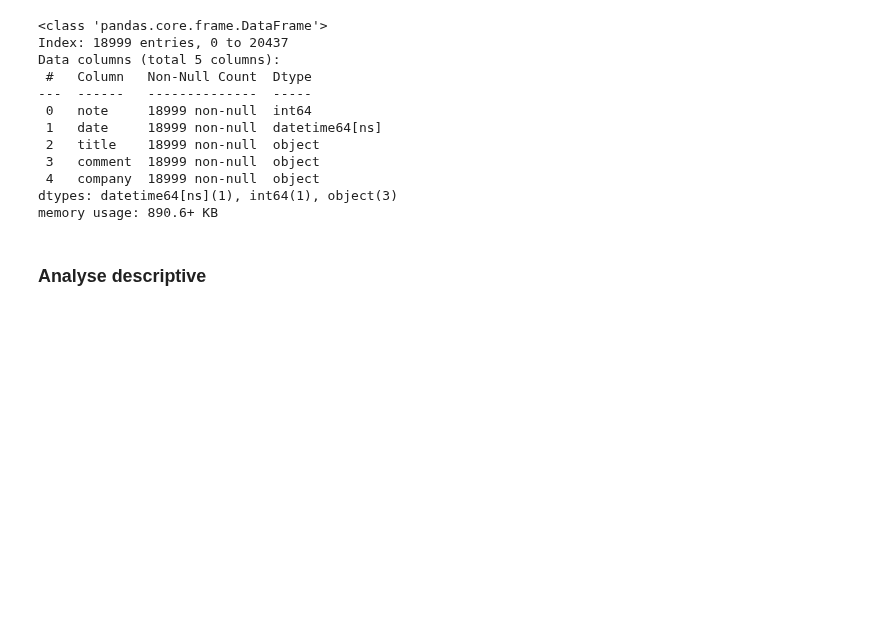
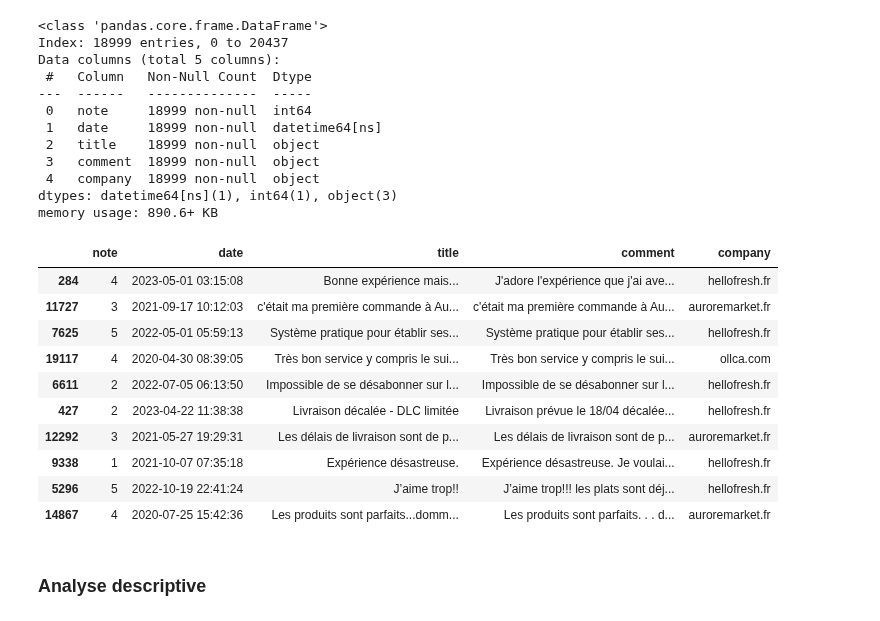
Before and after one commit to InseeFrLab/funathon2023_sujet5, a Jupyter notebook: tutoriel.ipynb, the cells around one changed output. Cells and saved outputs as stored; diff of their text form; code cells hidden in the pictures; blank space fills up the shorter version.

```diff
--- a/tutoriel.ipynb
+++ b/tutoriel.ipynb
@@ -476,6 +476,20 @@ Data columns (total 5 columns):
  4   company  18999 non-null  object
 dtypes: datetime64[ns](1), int64(1), object(3)
 memory usage: 890.6+ KB
+# %%
+df.sample(10)
+# %% [output]
+|  | note | date | title | comment | company |
+| 284 | 4 | 2023-05-01 03:15:08 | Bonne expérience mais... | J'adore l'expérience que j'ai ave... | hellofresh.fr |
+| 11727 | 3 | 2021-09-17 10:12:03 | c'était ma première commande à Au... | c'était ma première commande à Au... | auroremarket.fr |
+| 7625 | 5 | 2022-05-01 05:59:13 | Système pratique pour établir ses... | Système pratique pour établir ses... | hellofresh.fr |
+| 19117 | 4 | 2020-04-30 08:39:05 | Très bon service y compris le sui... | Très bon service y compris le sui... | ollca.com |
+| 6611 | 2 | 2022-07-05 06:13:50 | Impossible de se désabonner sur l... | Impossible de se désabonner sur l... | hellofresh.fr |
+| 427 | 2 | 2023-04-22 11:38:38 | Livraison décalée - DLC limitée | Livraison prévue le 18/04 décalée... | hellofresh.fr |
+| 12292 | 3 | 2021-05-27 19:29:31 | Les délais de livraison sont de p... | Les délais de livraison sont de p... | auroremarket.fr |
+| 9338 | 1 | 2021-10-07 07:35:18 | Expérience désastreuse. | Expérience désastreuse. Je voulai... | hellofresh.fr |
+| 5296 | 5 | 2022-10-19 22:41:24 | J’aime trop!! | J’aime trop!!! les plats sont déj... | hellofresh.fr |
+| 14867 | 4 | 2020-07-25 15:42:36 | Les produits sont parfaits...domm... | Les produits sont parfaits. . . d... | auroremarket.fr |
 # %% [markdown]
 ### Analyse descriptive
 # %% [markdown]
```
Also changed, not shown: parts of 19 cells of this notebook.
